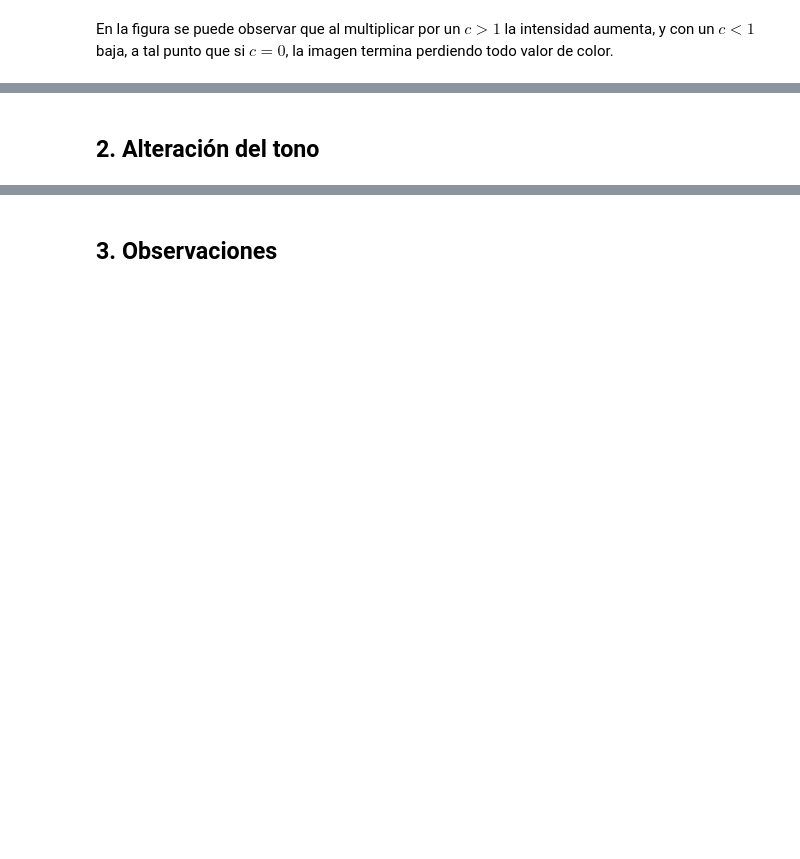
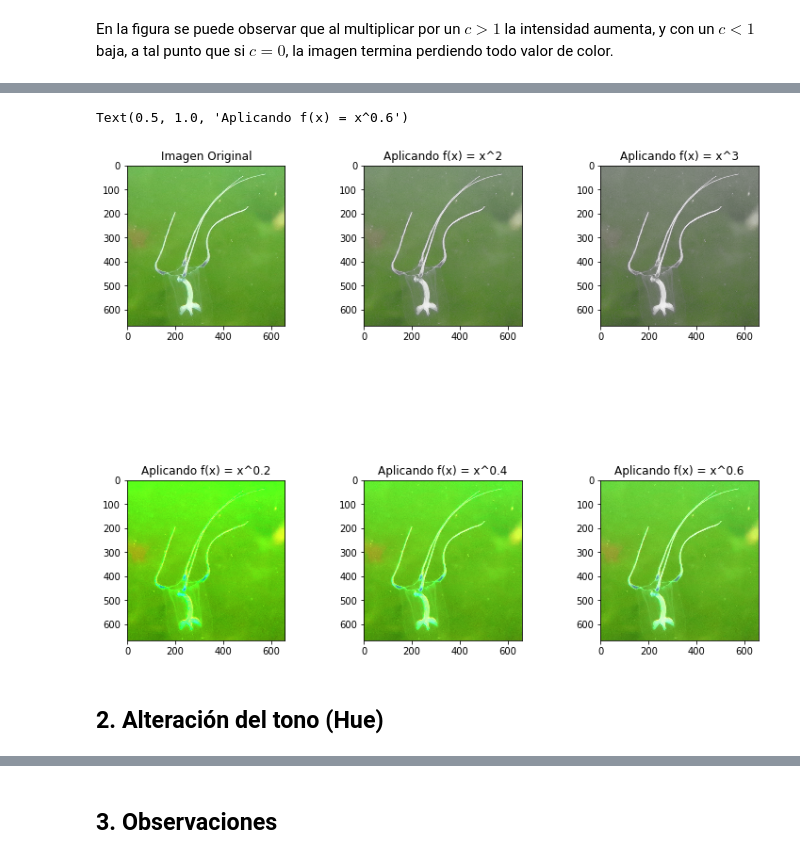
Before and after one commit to munshkr/vc-2018-2c, a Jupyter notebook: practicas/P2_Color.ipynb, the cells around one changed output, grey strips where cells are left out. Drawn from its saved outputs; the diff is of its cells as text; code cells hidden in the pictures; blank space fills up the shorter version.

```diff
--- a/practicas/P2_Color.ipynb
+++ b/practicas/P2_Color.ipynb
@@ -301,5 +368,41 @@ En la figura se puede observar que al multiplicar por un $c > 1$ la intensidad a
+# %%
+def tr_non_linear_transformation_saturation(img, factor_a):
+    return transform_hsi(img, lambda h, s, i: (h, np.clip(pow(s, factor_a), 0, 1), i))
+# %%
+sat_2 = tr_non_linear_transformation_saturation(img, 2)
+sat_3 = tr_non_linear_transformation_saturation(img, 3)
+sat_02 = tr_non_linear_transformation_saturation(img, 0.2)
+sat_04 = tr_non_linear_transformation_saturation(img, 0.4)
+sat_06 = tr_non_linear_transformation_saturation(img, 0.6)
+# %%
+fig, ((a,b,c),(d,e,f)) = plt.subplots(2, 3)
+fig.subplots_adjust(wspace=.5)
+fig.subplots_adjust(hspace=.05)
+fig.set_figwidth(12)
+fig.set_figheight(12)
+
+a.imshow(img, vmin=0, vmax=L-1)
+a.set_title("Imagen Original")
+
+b.imshow(sat_2, vmin=0, vmax=L-1)
+b.set_title("Aplicando f(x) = x^2")
+
+c.imshow(sat_3, vmin=0, vmax=L-1)
+c.set_title("Aplicando f(x) = x^3")
+
+d.imshow(sat_02, vmin=0, vmax=L-1)
+d.set_title("Aplicando f(x) = x^0.2")
+
+e.imshow(sat_04, vmin=0, vmax=L-1)
+e.set_title("Aplicando f(x) = x^0.4")
+
+f.imshow(sat_06, vmin=0, vmax=L-1)
+f.set_title("Aplicando f(x) = x^0.6")
+# %% [output]
+Text(0.5, 1.0, 'Aplicando f(x) = x^0.6')
+[figure, added]
 # %% [markdown]
-## 2. Alteración del tono
+## 2. Alteración del tono (Hue)
 # %%
 def tr_increment_hue(img, inc):
     return transform_hsi(img, lambda h, s, i: ((h + inc), s, i))
```
Also changed, not shown: parts of 18 cells of this notebook.
